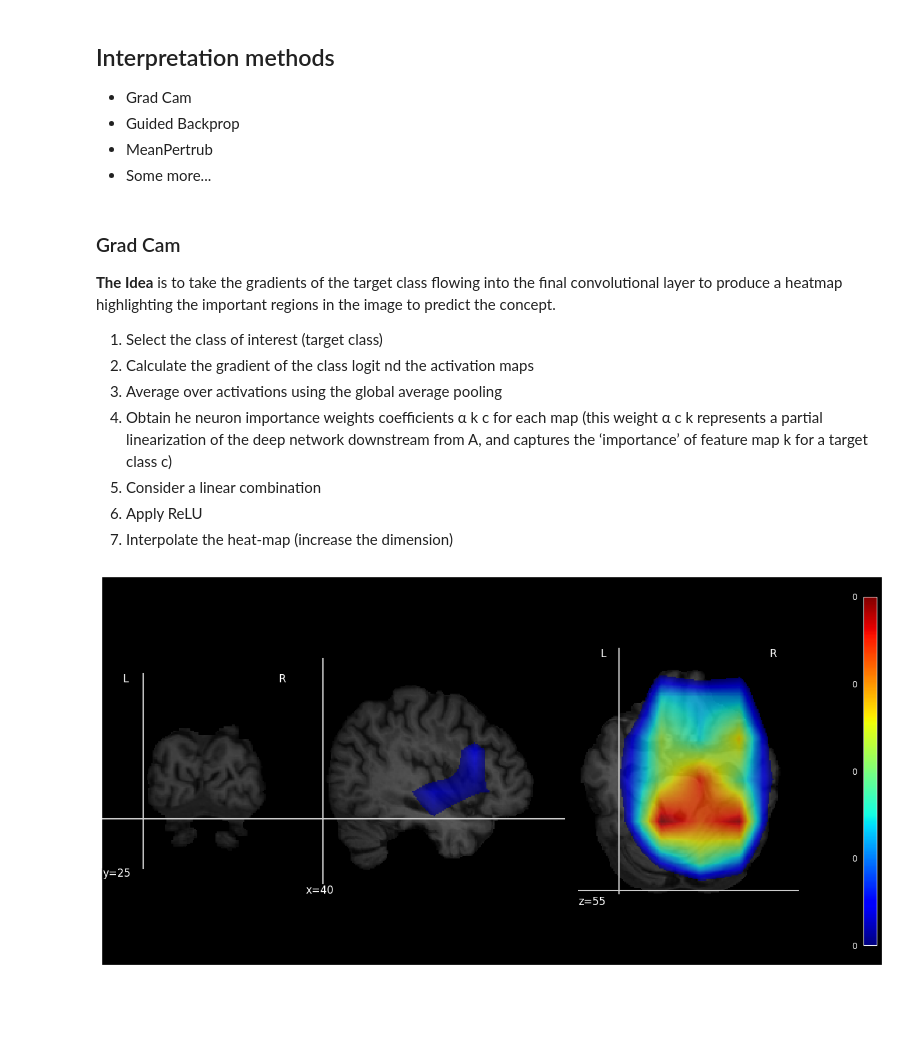
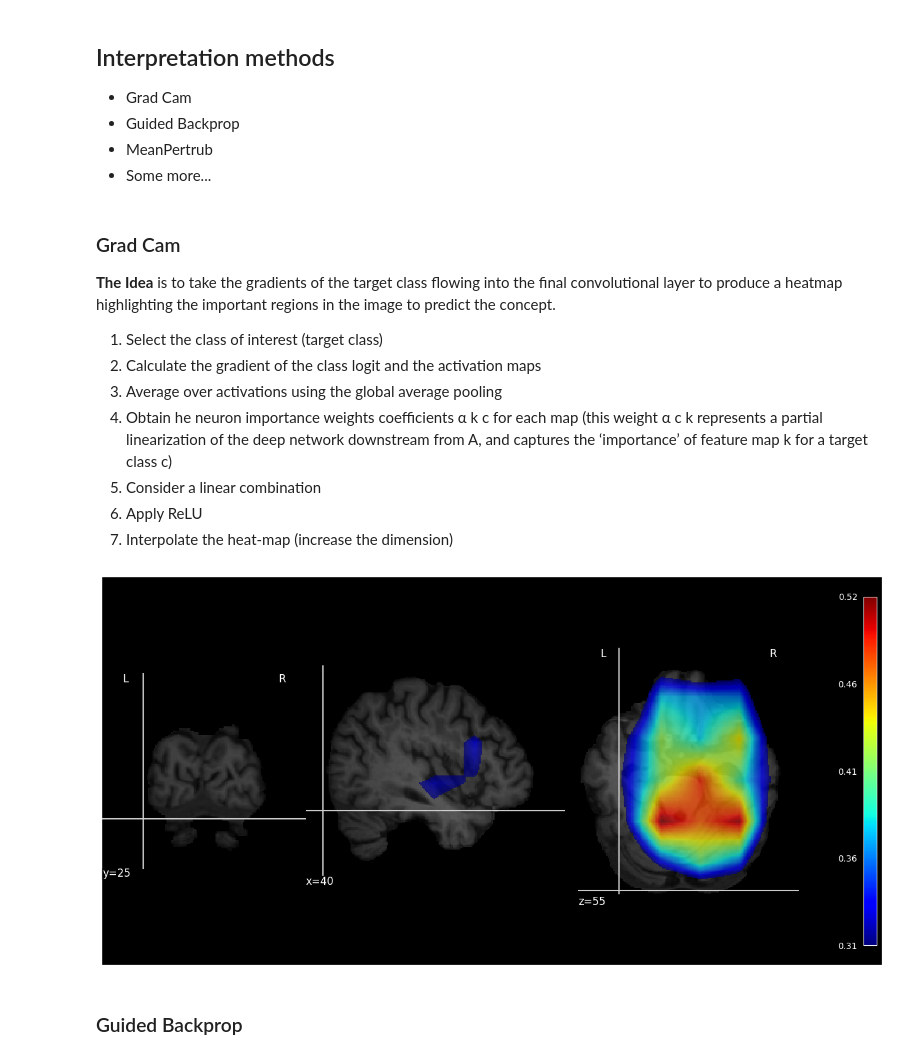
Before and after one commit to BobrG/neuro-ml-2002, a Jupyter notebook: baseline.ipynb, the cells around one changed output. Cells and saved outputs as stored; diff of their text form; code cells hidden in the pictures; blank space fills up the shorter version.

```diff
--- a/baseline.ipynb
+++ b/baseline.ipynb
@@ -69,6 +70,18 @@ class GetHeatmap():
 
         return masks_pertrub
 
+    def saliency_vanilla(self, model, image, logit, save_name=None):
+        vanilla_method = Vanilla(model)
+        vanilla_mask_3d, smoothgrad_mask_3d, value = vanilla_method.get_masks(image, logit)
+
+        return vanilla_mask_3d
+
+    def saliency_vanilla_smooth(self, model, image, logit, save_name=None):
+        vanilla_method = Vanilla(model)
+        vanilla_mask_3d, smoothgrad_mask_3d, value = vanilla_method.get_masks(image, logit)
+
+        return smoothgrad_mask_3d
+
 
 def get_masks(model, loader, mask_type='grad_cam', size=(180, 180, 180), save=None, save_binary=None, task='AD_CN'):
     masks = []
@@ -89,16 +102,17 @@ def get_masks(model, loader, mask_type='grad_cam', size=(180, 180, 180), save=No
         masks.append(heatmap)
 
         del image, heatmap
+        break
 
     concat = np.concatenate(masks, axis=0).squeeze(axis=1)
     labels_cn = np.array(labels) == 0
     labels_ad = np.array(labels) == 1
-    mean_0 = concat[labels_cn].mean(axis=0)
-    mean_1 = concat[labels_ad].mean(axis=0)
-    nib.save(nib.Nifti1Image(mean_0, affine=np.eye(4)),
-             os.path.join(OUTPUT_DIR, '{}_{}_mean_0_{}.nii.gz'.format(name, mask_type, task)))
-    nib.save(nib.Nifti1Image(mean_1, affine=np.eye(4)),
-             os.path.join(OUTPUT_DIR, '{}_{}_mean_1_{}.nii.gz'.format(name, mask_type, task)))
+    mean_0 = concat[labels_cn]#.mean(axis=0)
+    mean_1 = concat[labels_ad]#.mean(axis=0)
+#     nib.save(nib.Nifti1Image(mean_0, affine=np.eye(4)),
+#              os.path.join(OUTPUT_DIR, '{}_{}_mean_0_{}.nii.gz'.format(name, mask_type, task)))
+#     nib.save(nib.Nifti1Image(mean_1, affine=np.eye(4)),
+#              os.path.join(OUTPUT_DIR, '{}_{}_mean_1_{}.nii.gz'.format(name, mask_type, task)))
 
     return mean_0, mean_1
 # %%
@@ -137,7 +151,7 @@ test_loader.dataset[0]['image_path'], test_loader.dataset[0]['label']
 **The Idea** is to take the gradients of the target class flowing into the final convolutional layer to produce a heatmap highlighting the important regions in the image to predict the concept.
 
 1. Select the class of interest (target class)
-2. Сalculate the gradient  of the class logit nd the activation maps
+2. Сalculate the gradient of the class logit and the activation maps
 3. Average over activations using the global average pooling
 4. Obtain he neuron importance weights  coefficients α k c for each map (this weight α c k represents a partial linearization of the deep network downstream from A, and captures the ‘importance’ of feature map k for a target class c)
 5. Consider a linear combination
@@ -168,7 +182,8 @@ def display_interpretation(interp_img, data_img, cut_coords=(40, 25, 55), thresh
         plotting.plot_roi(roi_img, bim_img, axes=axes, colorbar=True, cmap='jet',
                           threshold=threshold)
     else:
-        plotting.plot_roi(roi_img, bim_img, cut_coords=cut_coords, axes=axes, colorbar=True, cmap='jet', threshold=threshold)
+        plotting.plot_roi(roi_img, bim_img, cut_coords=cut_coords, axes=axes,
+                          colorbar=True, cmap='jet', threshold=threshold, cbar_tick_format='%.2g')
     plt.show()
     fig.savefig('grad_cam_{}'.format(name), bbox_inches='tight')
 # %%
@@ -177,6 +192,8 @@ mask_type = 'grad_cam'
 _, mean_1 = get_masks(model, test_loader, mask_type=mask_type, size=data_test.size, task=task, save=True)
 # %%
 dataset_img = data_test.__getitem__(0)
-display_interpretation(mean_1, dataset_img, threshold=0.30)
+display_interpretation(mean_1, dataset_img, threshold=np.quantile(mean_1, q=0.8))
 # %% [output]
-[figure, old version]
+[figure, new version]
+# %% [markdown]
+### Guided Backprop
```
Also changed, not shown: parts of 11 cells of this notebook.
